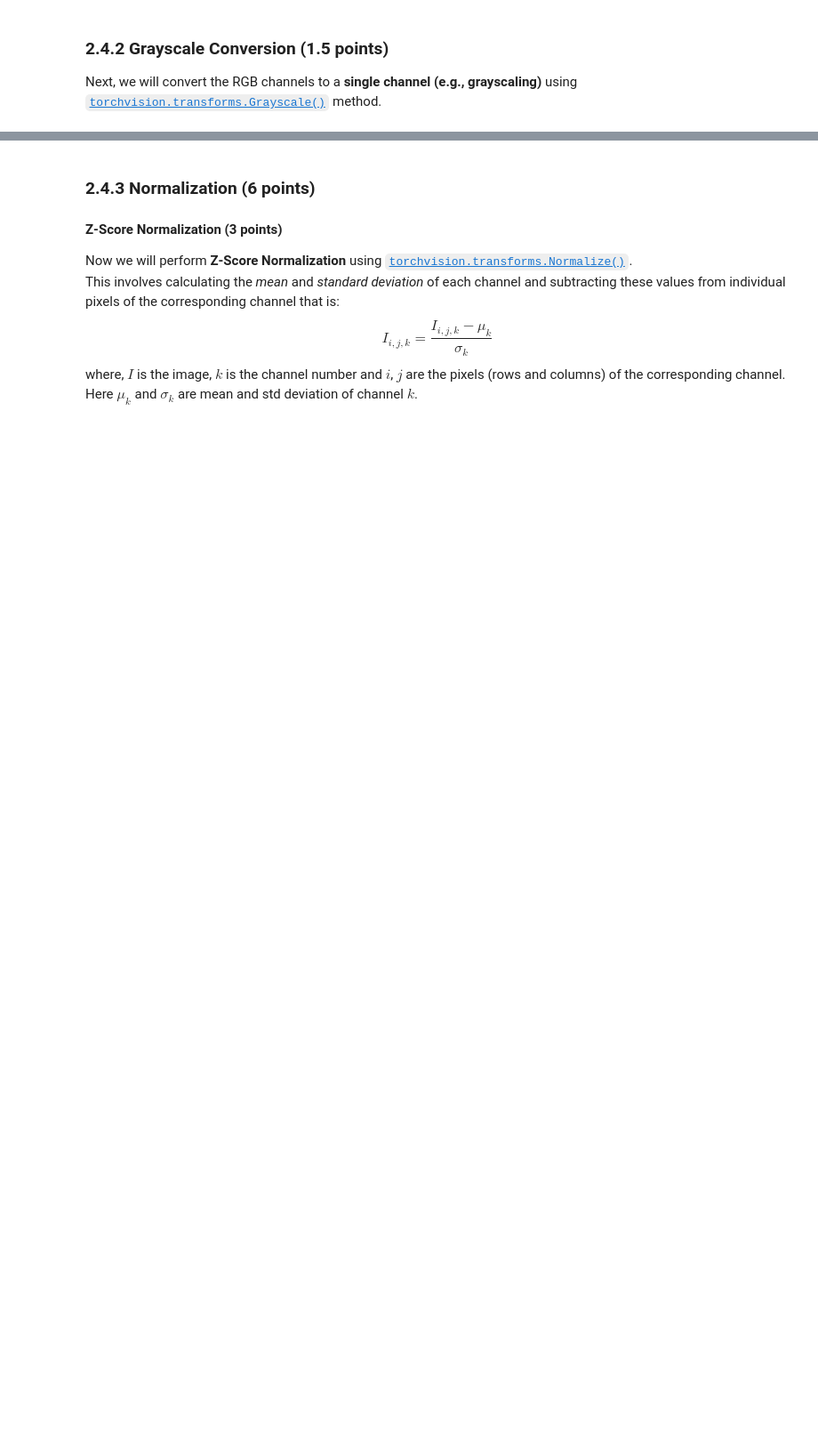
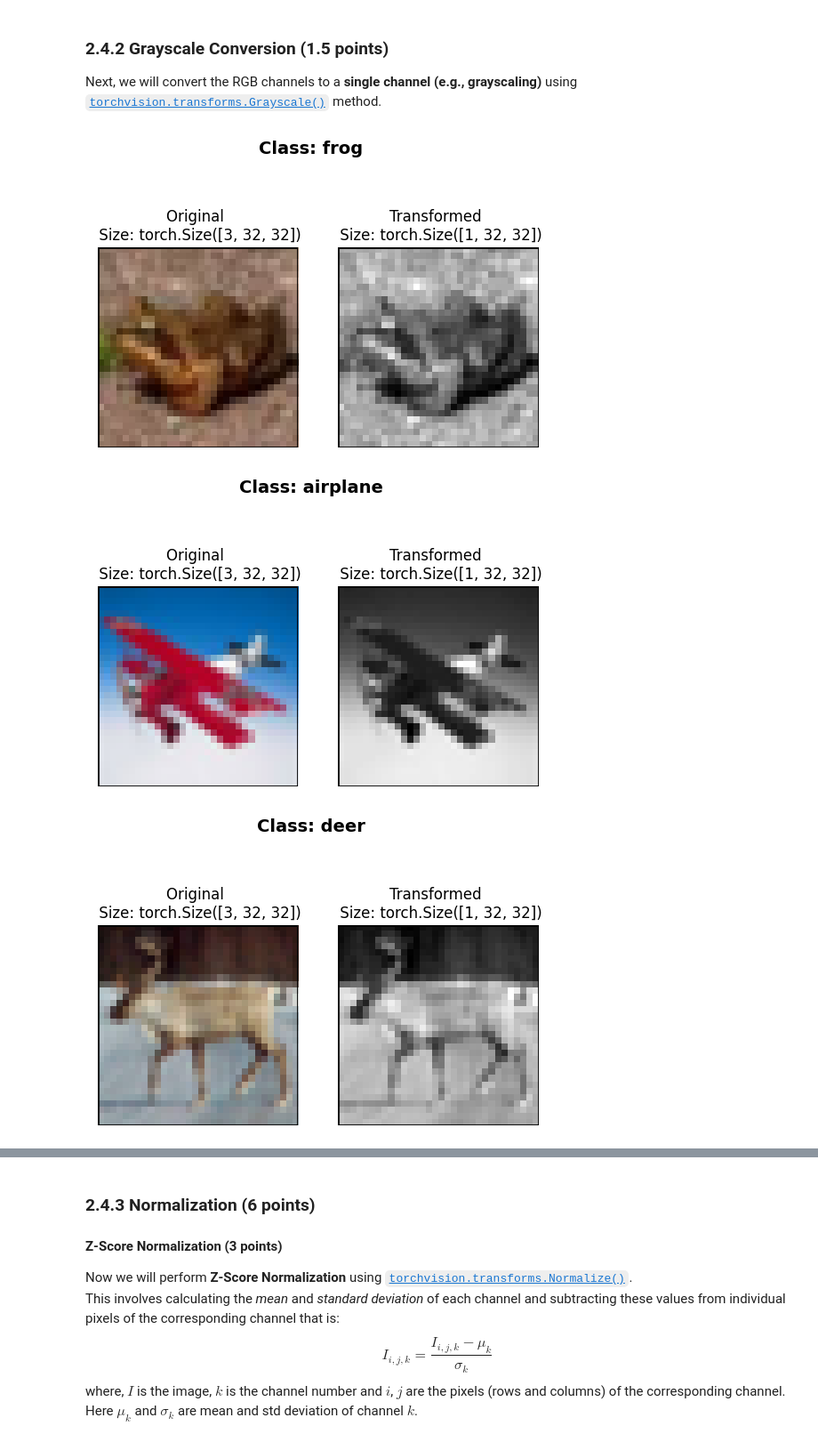
Before and after one commit to 26100226/26100226_PA1, a Jupyter notebook: Rollnumber_PA01_A_.ipynb, the cells around one changed output, grey strips where cells are left out. Shown at 89% size. Saved outputs shown, nothing was run; the diff lists cells and outputs as text; code cells hidden in the pictures; blank space fills up the shorter version.

```diff
--- a/Rollnumber_PA01_A_.ipynb
+++ b/Rollnumber_PA01_A_.ipynb
@@ -737,9 +750,13 @@ Next, we will convert the RGB channels to a **single channel (e.g., grayscaling)
 # %%
 # TODO - Define a transformation for the images to grayscale
 
 ## ------------------------Your code begins here--------------------------------##
-grayscale = None
+grayscale =transforms.Grayscale()
 ## ------------------------Your code ends here----------------------------------##
 
 # ----------------------------- DONOT MODIFY CODE BELOW THIS LINE ---------------------------------- #
 compare_images(cifar10_train, grayscale, cifar10_classes)
+# %% [output]
+[figure, added]
+[figure, added]
+[figure, added]
```
Also changed, not shown: parts of 9 cells of this notebook.
